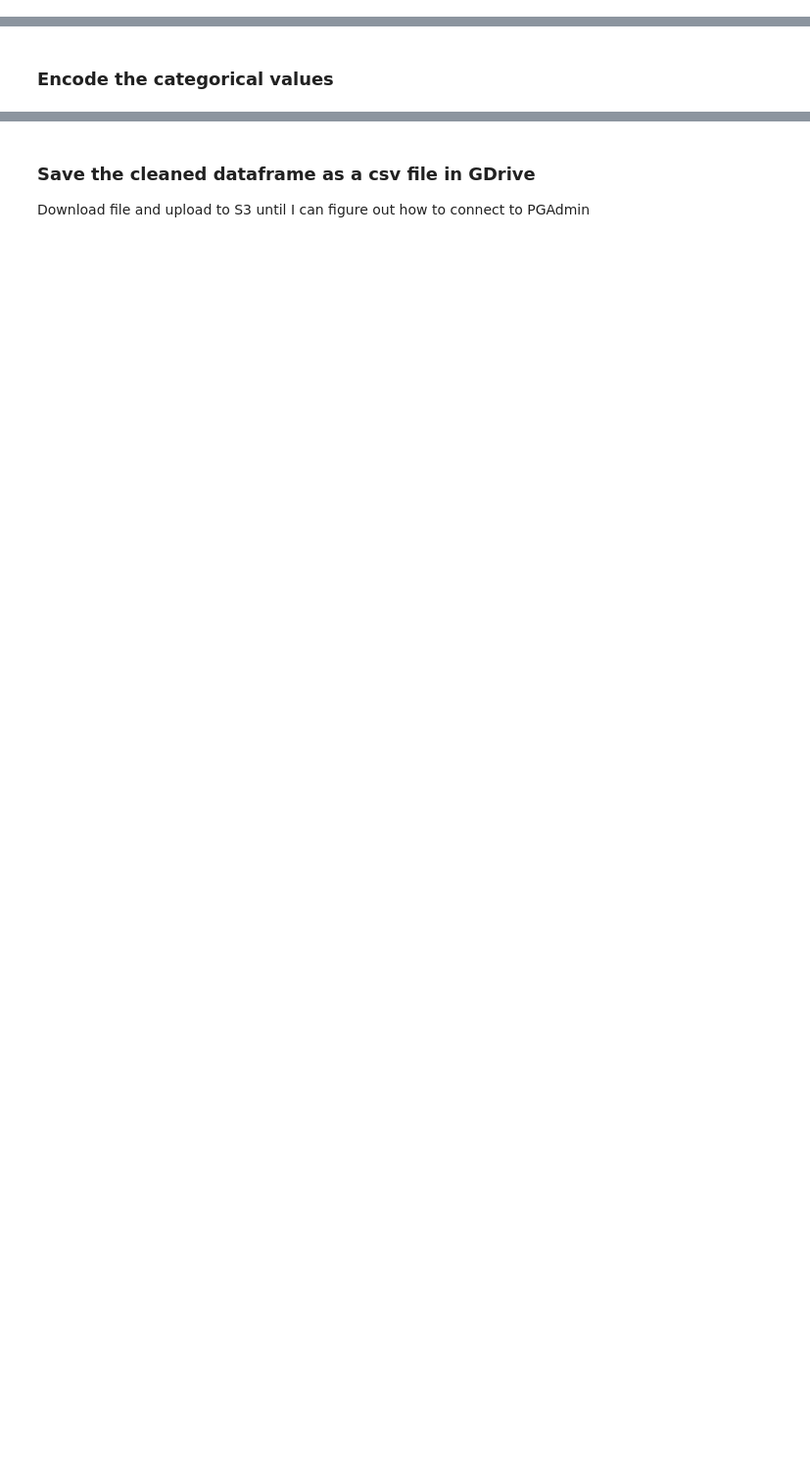
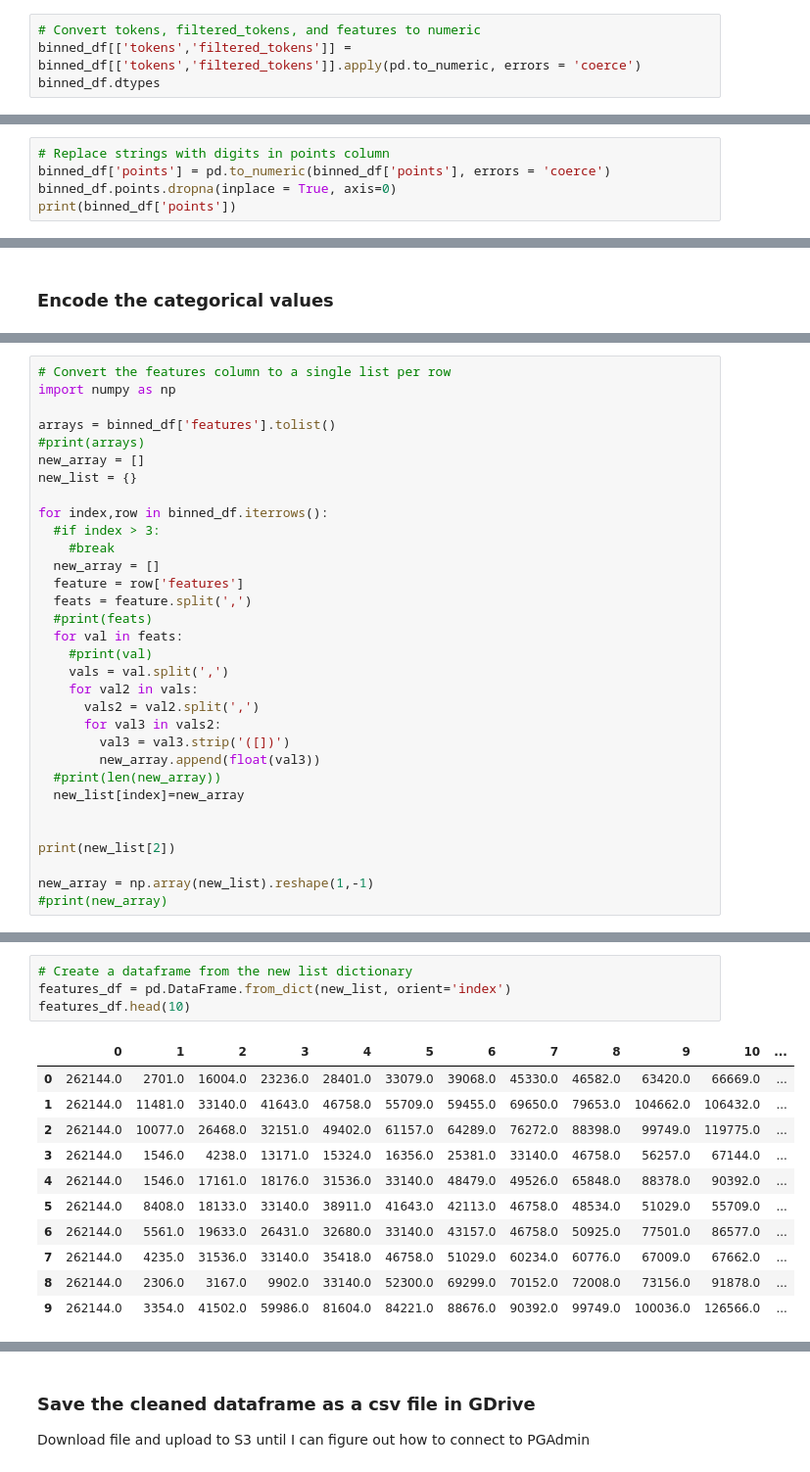
Before and after one commit to arahogc/Whats_In_A_Bottle, a Jupyter notebook: winemag_data_preprocessing.ipynb, the cells around one changed output, grey strips where cells are left out. Shown at 98% size. Drawn from its saved outputs; the diff is of its cells as text; blank space fills up the shorter version.

```diff
--- a/winemag_data_preprocessing.ipynb
+++ b/winemag_data_preprocessing.ipynb
@@ -757,0 +1004,4 @@ Name: winery, Length: 89, dtype: int64
+# %%
+# Convert tokens, filtered_tokens, and features to numeric
+binned_df[['tokens','filtered_tokens']] = binned_df[['tokens','filtered_tokens']].apply(pd.to_numeric, errors = 'coerce')
+binned_df.dtypes
@@ -757,0 +1055,5 @@ Name: winery, Length: 89, dtype: int64
+# %%
+# Replace strings with digits in points column
+binned_df['points'] = pd.to_numeric(binned_df['points'], errors = 'coerce')
+binned_df.points.dropna(inplace = True, axis=0)
+print(binned_df['points'])
@@ -759,0 +1085,32 @@ Name: winery, Length: 89, dtype: int64
+# %%
+# Convert the features column to a single list per row
+import numpy as np
+
+arrays = binned_df['features'].tolist()
+#print(arrays)
+new_array = []
+new_list = {}
+
+for index,row in binned_df.iterrows():
+  #if index > 3:
+    #break
+  new_array = []
+  feature = row['features']
+  feats = feature.split(',')
+  #print(feats)
+  for val in feats:
+    #print(val)
+    vals = val.split(',')
+    for val2 in vals:
+      vals2 = val2.split(',')
+      for val3 in vals2:
+        val3 = val3.strip('([])')
+        new_array.append(float(val3))
+  #print(len(new_array))
+  new_list[index]=new_array
+
+
+print(new_list[2])
+
+new_array = np.array(new_list).reshape(1,-1)
+#print(new_array)
@@ -759,0 +1119,16 @@ Name: winery, Length: 89, dtype: int64
+# %%
+# Create a dataframe from the new list dictionary
+features_df = pd.DataFrame.from_dict(new_list, orient='index')
+features_df.head(10)
+# %% [output]
+|  | 0 | 1 | 2 | 3 | 4 | 5 | 6 | 7 | 8 | 9 | 10 | ... |
+| 0 | 262144.0 | 2701.0 | 16004.0 | 23236.0 | 28401.0 | 33079.0 | 39068.0 | 45330.0 | 46582.0 | 63420.0 | 66669.0 | ... |
+| 1 | 262144.0 | 11481.0 | 33140.0 | 41643.0 | 46758.0 | 55709.0 | 59455.0 | 69650.0 | 79653.0 | 104662.0 | 106432.0 | ... |
+| 2 | 262144.0 | 10077.0 | 26468.0 | 32151.0 | 49402.0 | 61157.0 | 64289.0 | 76272.0 | 88398.0 | 99749.0 | 119775.0 | ... |
+| 3 | 262144.0 | 1546.0 | 4238.0 | 13171.0 | 15324.0 | 16356.0 | 25381.0 | 33140.0 | 46758.0 | 56257.0 | 67144.0 | ... |
+| 4 | 262144.0 | 1546.0 | 17161.0 | 18176.0 | 31536.0 | 33140.0 | 48479.0 | 49526.0 | 65848.0 | 88378.0 | 90392.0 | ... |
+| 5 | 262144.0 | 8408.0 | 18133.0 | 33140.0 | 38911.0 | 41643.0 | 42113.0 | 46758.0 | 48534.0 | 51029.0 | 55709.0 | ... |
+| 6 | 262144.0 | 5561.0 | 19633.0 | 26431.0 | 32680.0 | 33140.0 | 43157.0 | 46758.0 | 50925.0 | 77501.0 | 86577.0 | ... |
+| 7 | 262144.0 | 4235.0 | 31536.0 | 33140.0 | 35418.0 | 46758.0 | 51029.0 | 60234.0 | 60776.0 | 67009.0 | 67662.0 | ... |
+| 8 | 262144.0 | 2306.0 | 3167.0 | 9902.0 | 33140.0 | 52300.0 | 69299.0 | 70152.0 | 72008.0 | 73156.0 | 91878.0 | ... |
+| 9 | 262144.0 | 3354.0 | 41502.0 | 59986.0 | 81604.0 | 84221.0 | 88676.0 | 90392.0 | 99749.0 | 100036.0 | 126566.0 | ... |
```
Also changed, not shown: parts of 67 cells of this notebook.
